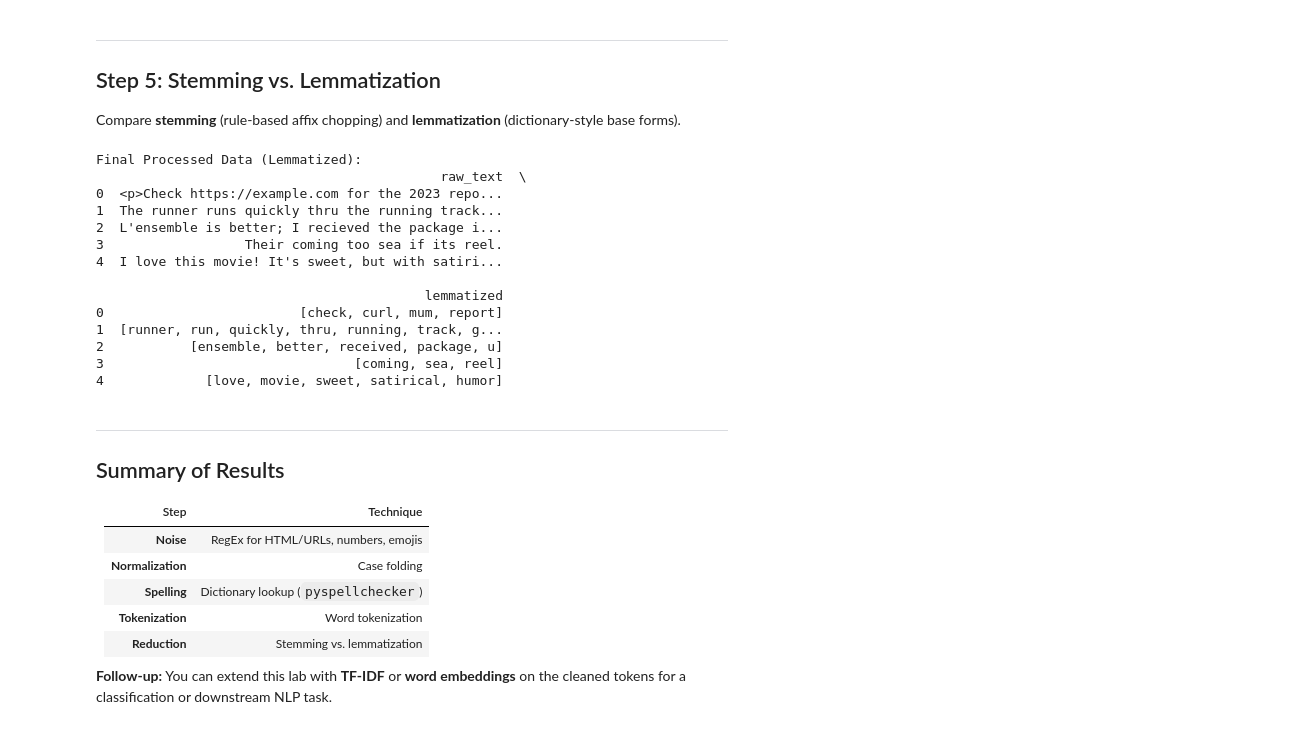
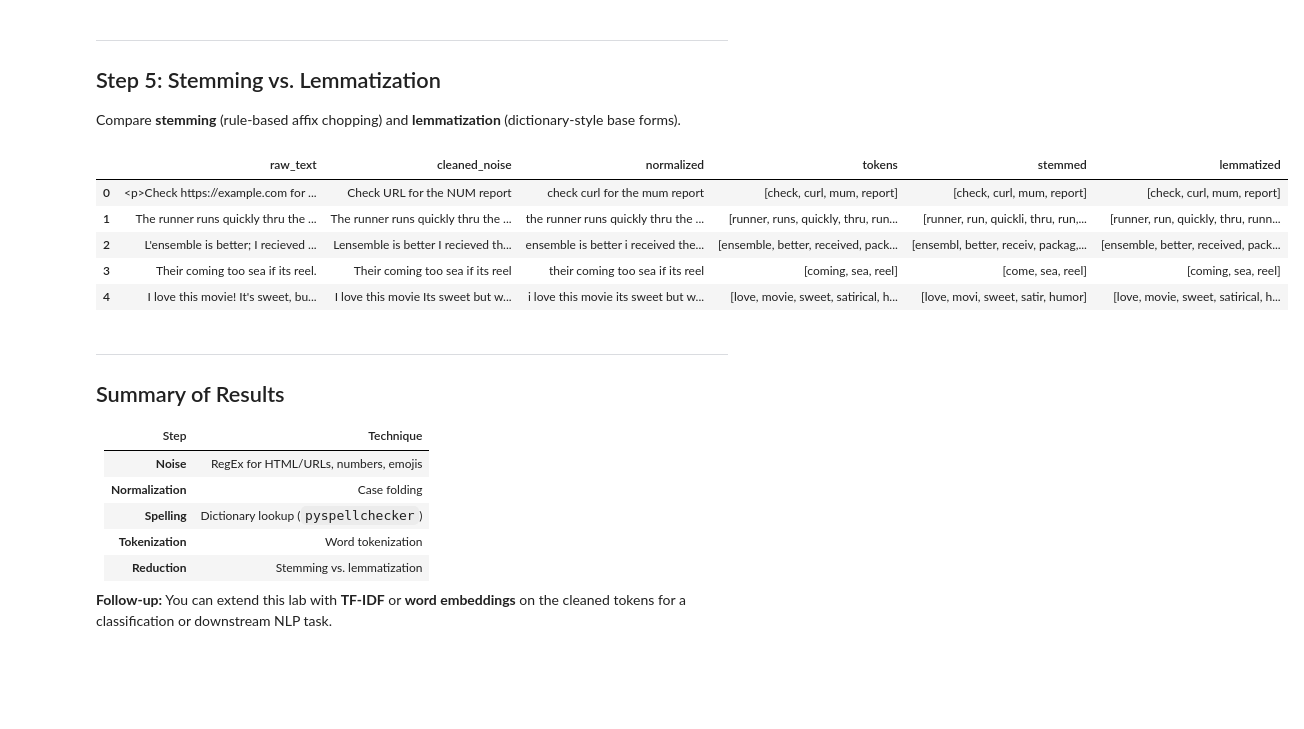
Before and after one commit to benouinirachid/DQDC_2026, a Jupyter notebook: DQDC26_Lab_7_1_exercise.ipynb, the cells around one changed output. Cells and saved outputs as stored; diff of their text form; code cells hidden in the pictures; blank space fills up the shorter version.

```diff
--- a/DQDC26_Lab_7_1_exercise.ipynb
+++ b/DQDC26_Lab_7_1_exercise.ipynb
@@ -77,7 +77,16 @@ import emoji
 
 
 def clean_noise(text):
-    # add code here
+    # 1. Remove HTML tags
+    text = re.sub('<.*?>', '', text)
+    # 2. Replace URLs with [URL] placeholder
+    text = re.sub(r'http\S+|www\S+|https\S+', '[URL]', text)
+    # 3. Standardize numbers to [NUM]
+    text = re.sub(r'\d+', '[NUM]', text)
+    # 4. Convert emojis to text
+    text = emoji.demojize(text)
+    # 5. Remove special characters (keep alphanumeric and spaces)
+    text = re.sub(r'[^a-zA-Z0-9\s]', '', text)
     return text
 
 
@@ -103,8 +112,10 @@ spell = SpellChecker()
 
 
 def normalize_and_spell(text):
-    # add code here
-    return text
+    text = text.lower()
+    words = text.split()
+    corrected_words = [spell.correction(w) if spell.correction(w) else w for w in words]
+    return " ".join(corrected_words)
 
 
 df['normalized'] = df['cleaned_noise'].apply(normalize_and_spell)
@@ -127,16 +138,17 @@ import nltk
 from nltk.tokenize import word_tokenize
 from nltk.corpus import stopwords
 
-nltk.download('punkt', quiet=True)
-nltk.download('punkt_tab', quiet=True)  # NLTK 3.8+ uses punkt_tab for word_tokenize
-nltk.download('stopwords', quiet=True)
+# nltk.download('punkt', quiet=True)
+# nltk.download('punkt_tab', quiet=True)  # NLTK 3.8+ uses punkt_tab for word_tokenize
+# nltk.download('stopwords', quiet=True)
 
 stop_words = set(stopwords.words('english'))
 
-
+len(stop_words)
 def tokenize_and_remove_stop(text):
-    # add code here
-    return text
+    tokens = word_tokenize(text)
+    filtered = [w for w in tokens if w not in stop_words]
+    return filtered
 
 
 df['tokens'] = df['normalized'].apply(tokenize_and_remove_stop)
@@ -157,43 +169,34 @@ Compare **stemming** (rule-based affix chopping) and **lemmatization** (dictiona
 # %%
 from nltk.stem import PorterStemmer, WordNetLemmatizer
 
-nltk.download('wordnet', quiet=True)
-nltk.download('omw-1.4', quiet=True)
+# nltk.download('wordnet', quiet=True)
+# nltk.download('omw-1.4', quiet=True)
 
 stemmer = PorterStemmer()
 lemmatizer = WordNetLemmatizer()
 
 
 def apply_stemming(tokens):
-    # add code here
-    return None
+    return [stemmer.stem(w) for w in tokens]
 
 
 def apply_lemmatization(tokens):
-    # add code here
-    return None
+    return [lemmatizer.lemmatize(w) for w in tokens]
 
 
 df['stemmed'] = df['tokens'].apply(apply_stemming)
 df['lemmatized'] = df['tokens'].apply(apply_lemmatization)
 
-print("\nFinal Processed Data (Lemmatized):")
-print(df[['raw_text', 'lemmatized']])
+# print("\nFinal Processed Data (Lemmatized):")
+# print(df[['raw_text', 'lemmatized']])
+df
 # %% [output]
-Final Processed Data (Lemmatized):
-                                            raw_text  \
-0  <p>Check https://example.com for the 2023 repo...
-1  The runner runs quickly thru the running track...
-2  L'ensemble is better; I recieved the package i...
-3                  Their coming too sea if its reel.
-4  I love this movie! It's sweet, but with satiri...
-
-                                          lemmatized
-0                         [check, curl, mum, report]
-1  [runner, run, quickly, thru, running, track, g...
-2           [ensemble, better, received, package, u]
-3                                [coming, sea, reel]
-4             [love, movie, sweet, satirical, humor]
+|  | raw_text | cleaned_noise | normalized | tokens | stemmed | lemmatized |
+| 0 | <p>Check https://example.com for ... | Check URL for the NUM report | check curl for the mum report | [check, curl, mum, report] | [check, curl, mum, report] | [check, curl, mum, report] |
+| 1 | The runner runs quickly thru the ... | The runner runs quickly thru the ... | the runner runs quickly thru the ... | [runner, runs, quickly, thru, run... | [runner, run, quickli, thru, run,... | [runner, run, quickly, thru, runn... |
+| 2 | L'ensemble is better; I recieved ... | Lensemble is better I recieved th... | ensemble is better i received the... | [ensemble, better, received, pack... | [ensembl, better, receiv, packag,... | [ensemble, better, received, pack... |
+| 3 | Their coming too sea if its reel. | Their coming too sea if its reel | their coming too sea if its reel | [coming, sea, reel] | [come, sea, reel] | [coming, sea, reel] |
+| 4 | I love this movie! It's sweet, bu... | I love this movie Its sweet but w... | i love this movie its sweet but w... | [love, movie, sweet, satirical, h... | [love, movi, sweet, satir, humor] | [love, movie, sweet, satirical, h... |
 # %% [markdown]
 ---
 
```
Also changed, not shown: 4 other files.
